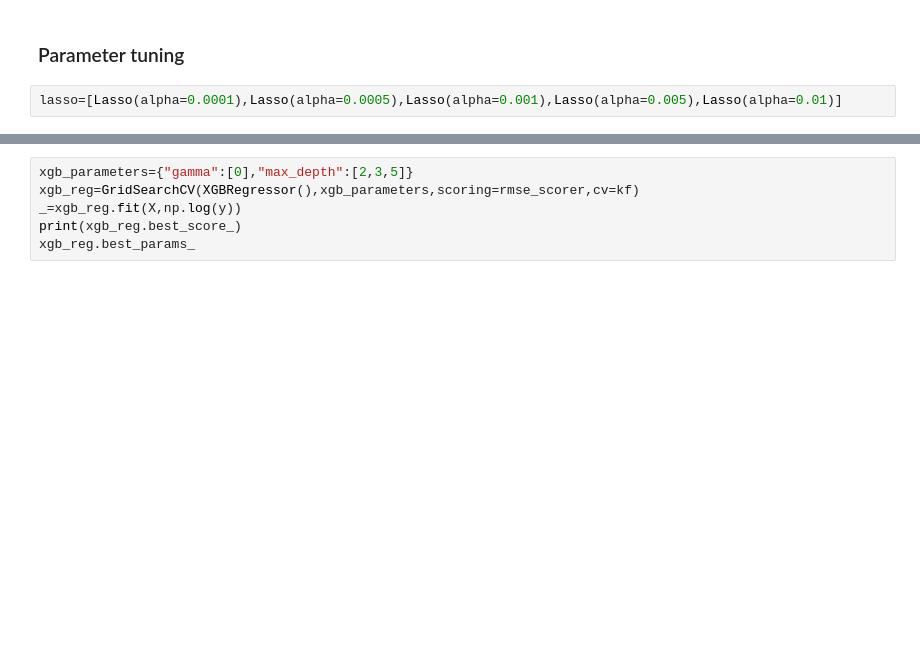
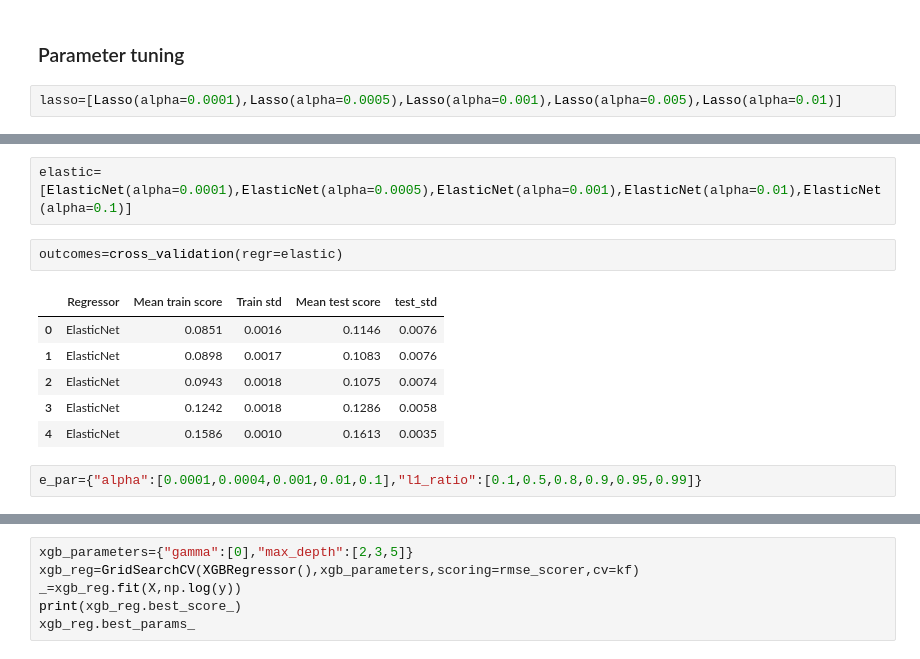
Before and after one commit to StevenDalderop/Ames-Housing-Dataset, a Jupyter notebook: Ames Housing Dataset.ipynb, the cells around one changed output, grey strips where cells are left out. Cells and saved outputs as stored; diff of their text form; blank space fills up the shorter version.

```diff
--- a/Ames Housing Dataset.ipynb
+++ b/Ames Housing Dataset.ipynb
@@ -307,0 +380,13 @@ outcomes,results=cross_validation(regr=ridge)
+# %%
+elastic=[ElasticNet(alpha=0.0001),ElasticNet(alpha=0.0005),ElasticNet(alpha=0.001),ElasticNet(alpha=0.01),ElasticNet(alpha=0.1)]
+# %%
+outcomes=cross_validation(regr=elastic)
+# %% [output]
+|  | Regressor | Mean train score | Train std | Mean test score | test_std |
+| 0 | ElasticNet | 0.0851 | 0.0016 | 0.1146 | 0.0076 |
+| 1 | ElasticNet | 0.0898 | 0.0017 | 0.1083 | 0.0076 |
+| 2 | ElasticNet | 0.0943 | 0.0018 | 0.1075 | 0.0074 |
+| 3 | ElasticNet | 0.1242 | 0.0018 | 0.1286 | 0.0058 |
+| 4 | ElasticNet | 0.1586 | 0.0010 | 0.1613 | 0.0035 |
+# %%
+e_par={"alpha":[0.0001,0.0004,0.001,0.01,0.1],"l1_ratio":[0.1,0.5,0.8,0.9,0.95,0.99]}
```
Also changed, not shown: parts of 34 cells of this notebook, 1 other file.
